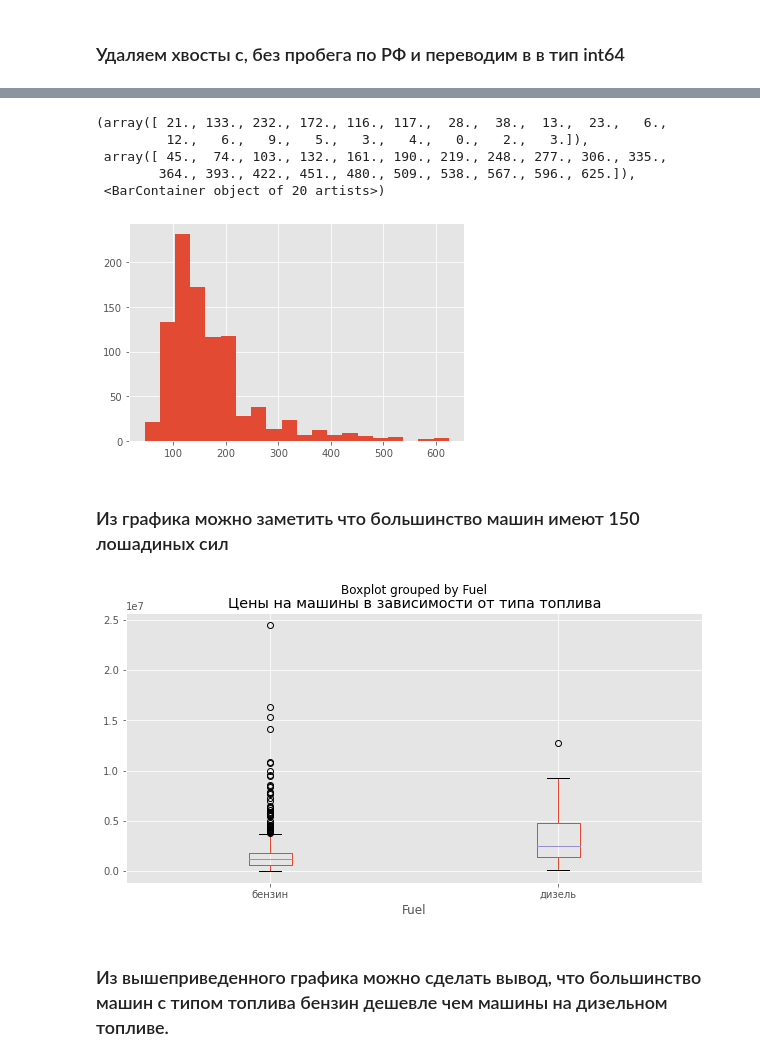
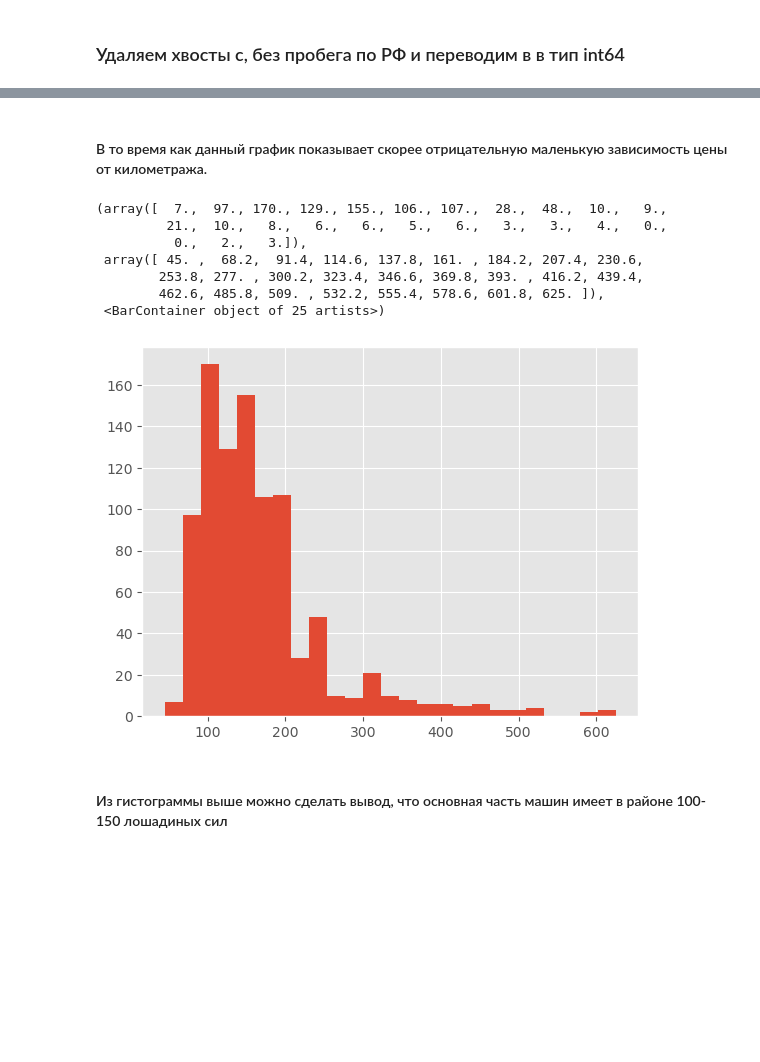
Before and after one commit to Heychild23/GM_motors, a Jupyter notebook: GM_motors_top (1).ipynb, the cells around one changed output, grey strips where cells are left out. Cells and saved outputs as stored; diff of their text form; code cells hidden in the pictures; blank space fills up the shorter version.

```diff
--- a/GM_motors_top (1).ipynb
+++ b/GM_motors_top (1).ipynb
@@ -185,7 +93,7 @@ dtype: int64
 # %% [markdown]
 ### Mileage - Пробег нужно перевести в тип данных int64, на данный момент он в статусе object из за строк где есть записи типа: "хххх,безпробегапоРФ". На основе этого поля можно создать новый признак с информацией о пробеге в РФ или нет
 # %%
-df['MileageType'] = np.where('безпробегапоРФ' in df['Mileage'], 'Без пробега по РФ', 'C пробега по РФ')
+df['MileageType'] = np.where('безпробегапоРФ' in df['Mileage'], 'Без пробега по РФ', 'C пробегом по РФ')
 # %%
 df.head()
 # %% [output]
@@ -301,0 +156,3 @@ plt.show()
+# %%
+df['Fuel']=df['Fuel'].astype('category')
+df.dtypes
@@ -301,0 +169,3 @@ plt.show()
+# %%
+df['Fuel_cat']=df['Fuel'].cat.codes
+df.head()
@@ -302,23 +200,18 @@ plt.show()
+# %% [markdown]
+#### В то время как данный график показывает скорее отрицательную маленькую зависимость цены от километража.
 # %%
-plt.hist(df['HorsePower'], bins = 20)
+plt.hist(df['HorsePower'], bins = 25)
 # %% [output]
-(array([ 21., 133., 232., 172., 116., 117.,  28.,  38.,  13.,  23.,   6.,
-         12.,   6.,   9.,   5.,   3.,   4.,   0.,   2.,   3.]),
- array([ 45.,  74., 103., 132., 161., 190., 219., 248., 277., 306., 335.,
-        364., 393., 422., 451., 480., 509., 538., 567., 596., 625.]),
- <BarContainer object of 20 artists>)
+(array([  7.,  97., 170., 129., 155., 106., 107.,  28.,  48.,  10.,   9.,
+         21.,  10.,   8.,   6.,   6.,   5.,   6.,   3.,   3.,   4.,   0.,
+          0.,   2.,   3.]),
+ array([ 45. ,  68.2,  91.4, 114.6, 137.8, 161. , 184.2, 207.4, 230.6,
+        253.8, 277. , 300.2, 323.4, 346.6, 369.8, 393. , 416.2, 439.4,
+        462.6, 485.8, 509. , 532.2, 555.4, 578.6, 601.8, 625. ]),
+ <BarContainer object of 25 artists>)
-[figure, old version]
+[figure, new version]
 # %% [markdown]
-### Из графика можно заметить что большинство машин имеют 150 лошадиных сил
+#### Из гистограммы выше можно сделать вывод, что основная часть машин имеет в районе 100-150 лошадиных сил
-# %%
-df.boxplot(by='Fuel', column = 'Price',
-          figsize = (10, 5))
-plt.title('Цены на машины в зависимости от типа топлива')
-plt.show()
-# %% [output]
-[figure, removed]
-# %% [markdown]
-### Из вышеприведенного графика можно сделать вывод, что большинство машин с типом топлива бензин дешевле чем машины на дизельном топливе.
 # %%
 plt.hist(df['Mileage'], bins = 30)
 # %% [output]
```
Also changed, not shown: parts of 72 cells of this notebook, 1 other file.
